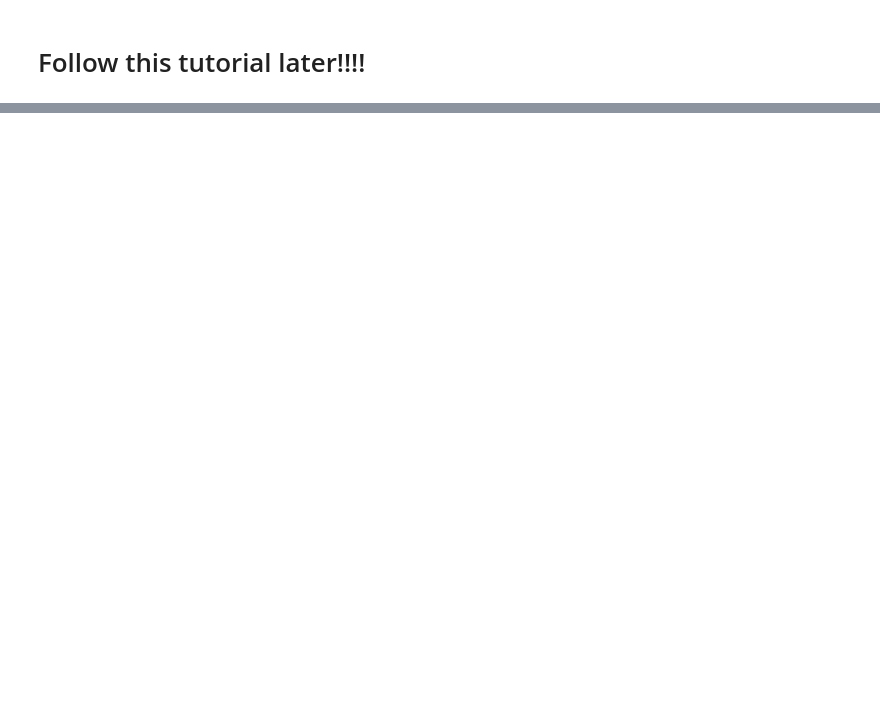
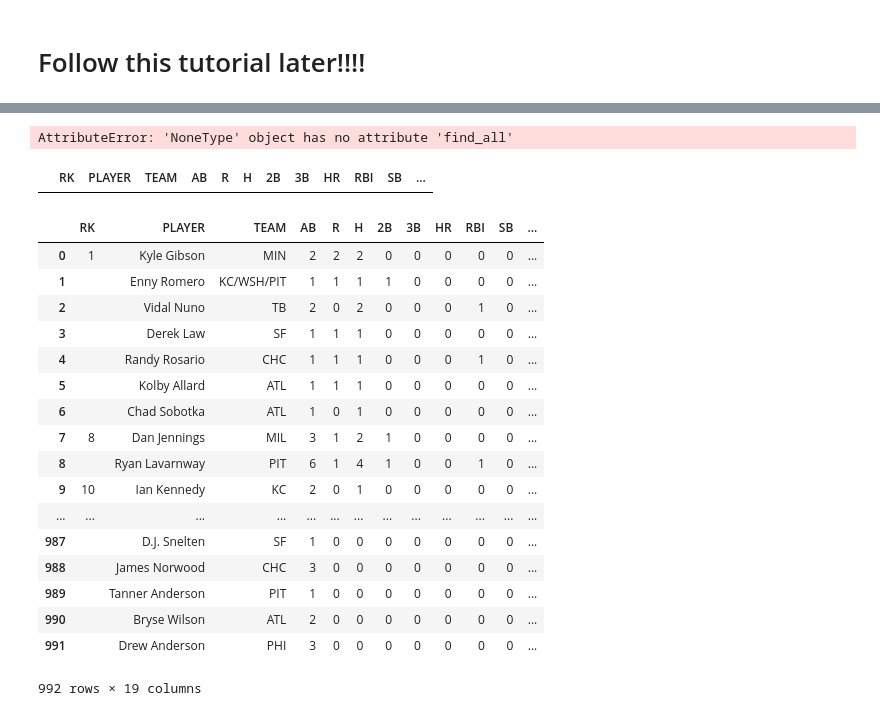
Before and after one commit to ConnorAnderson29/pitch_prediction_model, a Jupyter notebook: web_scrape.ipynb, the cells around one changed output, grey strips where cells are left out. Saved outputs shown, nothing was run; the diff lists cells and outputs as text; code cells hidden in the pictures; blank space fills up the shorter version.

```diff
--- a/web_scrape.ipynb
+++ b/web_scrape.ipynb
@@ -106,0 +75,6 @@ tutorial_code_soup
+# %%
+row = soup.find('tr', attrs={'class': 'oddrow player-10-31053'})
+for player in row.find_all('td'):
+    print(player.get_text())
+# %% [output]
+AttributeError: 'NoneType' object has no attribute 'find_all'
@@ -106,0 +83,46 @@ tutorial_code_soup
+# %%
+header = soup.find('tr', attrs={'class': 'colhead'})
+# %%
+columns = [col.get_text() for col in header.find_all('td')]
+# %%
+final_df = pd.DataFrame(columns=columns)
+# %%
+final_df
+# %% [output]
+|  | RK | PLAYER | TEAM | AB | R | H | 2B | 3B | HR | RBI | SB | ... |
+# %%
+for i in range(1,1000, 40):
+    url ='http://www.espn.com/mlb/stats/batting/_/year/2018/count/{}/qualified/false'.format(i)
+    #url1 = ''
+    page = requests.get(url)
+    soup = BeautifulSoup(page.text, 'html.parser')
+
+    players = soup.find_all('tr', attrs={'class':re.compile('row player-10-')})
+    for player in players:
+        # Get Stat for each player
+        stats = [stat.get_text() for stat in player.find_all('td')]
+        # Create temp dataframe to add later
+        temp_df = pd.DataFrame(stats).transpose()
+        temp_df.columns = columns
+        # Add Data to final_df
+        final_df = pd.concat([final_df, temp_df], ignore_index=True)
+final_df
+# %% [output]
+|  | RK | PLAYER | TEAM | AB | R | H | 2B | 3B | HR | RBI | SB | ... |
+| 0 | 1 | Kyle Gibson | MIN | 2 | 2 | 2 | 0 | 0 | 0 | 0 | 0 | ... |
+| 1 |  | Enny Romero | KC/WSH/PIT | 1 | 1 | 1 | 1 | 0 | 0 | 0 | 0 | ... |
+| 2 |  | Vidal Nuno | TB | 2 | 0 | 2 | 0 | 0 | 0 | 1 | 0 | ... |
+| 3 |  | Derek Law | SF | 1 | 1 | 1 | 0 | 0 | 0 | 0 | 0 | ... |
+| 4 |  | Randy Rosario | CHC | 1 | 1 | 1 | 0 | 0 | 0 | 1 | 0 | ... |
+| 5 |  | Kolby Allard | ATL | 1 | 1 | 1 | 0 | 0 | 0 | 0 | 0 | ... |
+| 6 |  | Chad Sobotka | ATL | 1 | 0 | 1 | 0 | 0 | 0 | 0 | 0 | ... |
+| 7 | 8 | Dan Jennings | MIL | 3 | 1 | 2 | 1 | 0 | 0 | 0 | 0 | ... |
+| 8 |  | Ryan Lavarnway | PIT | 6 | 1 | 4 | 1 | 0 | 0 | 1 | 0 | ... |
+| 9 | 10 | Ian Kennedy | KC | 2 | 0 | 1 | 0 | 0 | 0 | 0 | 0 | ... |
+| ... | ... | ... | ... | ... | ... | ... | ... | ... | ... | ... | ... | ... |
+| 987 |  | D.J. Snelten | SF | 1 | 0 | 0 | 0 | 0 | 0 | 0 | 0 | ... |
+| 988 |  | James Norwood | CHC | 3 | 0 | 0 | 0 | 0 | 0 | 0 | 0 | ... |
+| 989 |  | Tanner Anderson | PIT | 1 | 0 | 0 | 0 | 0 | 0 | 0 | 0 | ... |
+| 990 |  | Bryse Wilson | ATL | 2 | 0 | 0 | 0 | 0 | 0 | 0 | 0 | ... |
+| 991 |  | Drew Anderson | PHI | 3 | 0 | 0 | 0 | 0 | 0 | 0 | 0 | ... |
+992 rows × 19 columns
```
Also changed, not shown: parts of 23 cells of this notebook.
